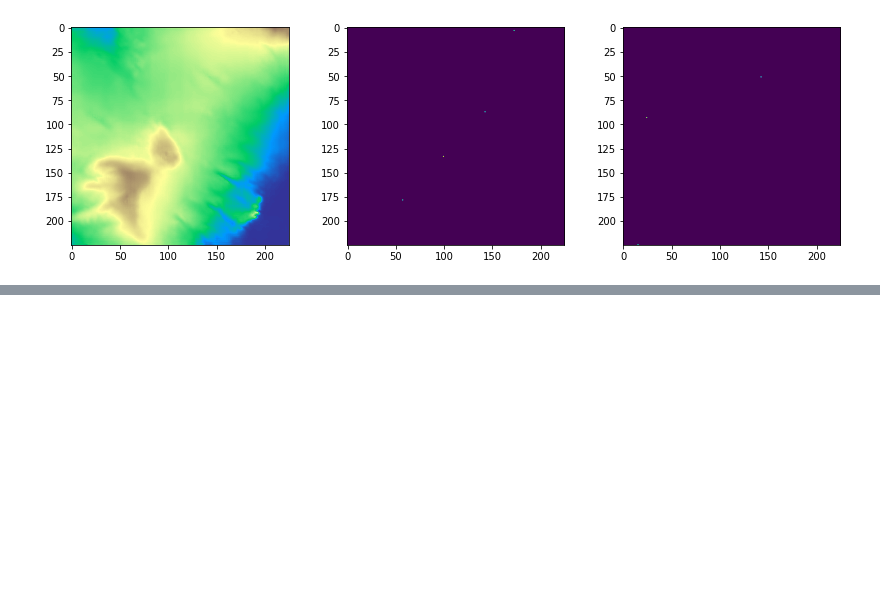
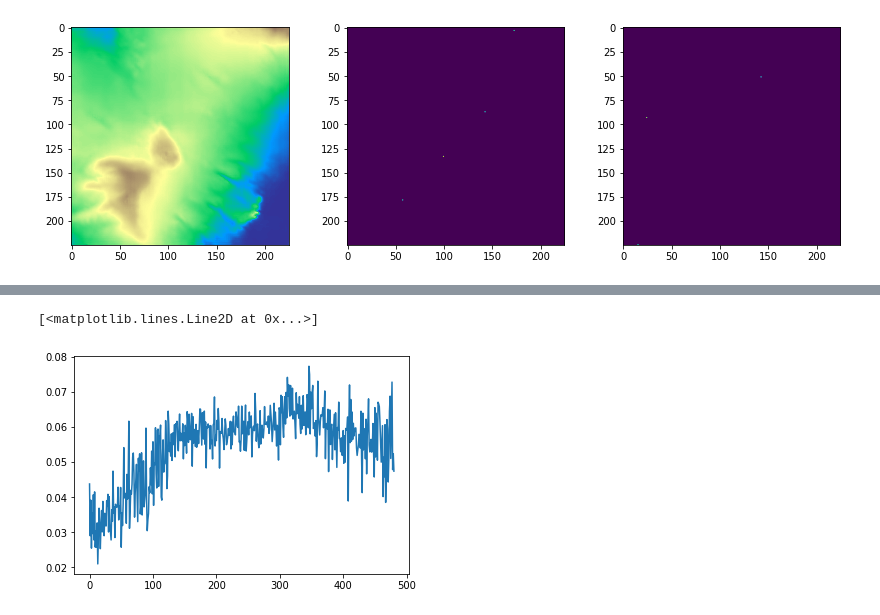
Before and after one commit to zita-ch/terrain_benchmark, a Jupyter notebook: flow_learning/hard_parallel.ipynb, the cells around one changed output, grey strips where cells are left out. Cells and saved outputs as stored; diff of their text form; code cells hidden in the pictures; blank space fills up the shorter version.

```diff
--- a/flow_learning/hard_parallel.ipynb
+++ b/flow_learning/hard_parallel.ipynb
@@ -183,7 +183,7 @@ class flog(nn.Module):
         sa = sa + nn.functional.gelu(self.ffa(sa))
 
         est_flog = self.output(sa) # (B,1,1)
-#         est_flog = est_flog - 5  # nightly by zc
+        est_flog = est_flog - 1.7269 # nightly by zc
 
         return est_flog
 
@@ -217,11 +217,11 @@ model = flog()
 model.to('cuda:0')
 model = nn.DataParallel(model,device_ids=[0,1,2,3])
 # %%
-epsilon = 1e-5
+epsilon = 1e-6
 def rew_shape(r,difficulty='hard'):
     if difficulty == 'hard':
         # < 0.03 bad, > 0.06 good
-        rew = epsilon + 10**(150*r-4)
+        rew = epsilon + 10**(150*r-6)
         return rew
 
 def get_in_flow(s):
@@ -327,7 +327,7 @@ def sampled_sum_get_out_flow(s):
     a_feas = [x for x in range(11250) if x not in used_points ] # feasible actions
     add_on_num = len(a_feas)  # terminate not included
     if len(a_feas)>0 and len(used_points)<max_len_traj*2: #
-        sampled_a = random.sample(a_feas, k=1000) # zc edit
+        sampled_a = random.sample(a_feas, k=2000) # zc edit
         actions = [decode_action(i) for i in sampled_a]
         repeated_states = [s for i in sampled_a]
 
@@ -419,6 +419,6 @@ sampled a traj of len 60 , score 0.046474856604069276 reshaped score log 6.84150
 # %%
 tic = time.time()
-while len(memory)<601:
+while len(memory)<481:
 
     print('walltime: [%.1f s] | sampling...'%(time.time()-tic))
     traj = sample_traj()
@@ -521,2 +516,5 @@ plt.scatter(outputs_len,outputs)
 # %%
-plt.plot([x[-1] for x in sampled_terrains[:600]])
+plt.plot([x[-1] for x in sampled_terrains[:]])
+# %% [output]
+[<matplotlib.lines.Line2D at 0x...>]
+[figure, added]
```
Also changed, not shown: parts of 11 cells of this notebook, 2 other files.
